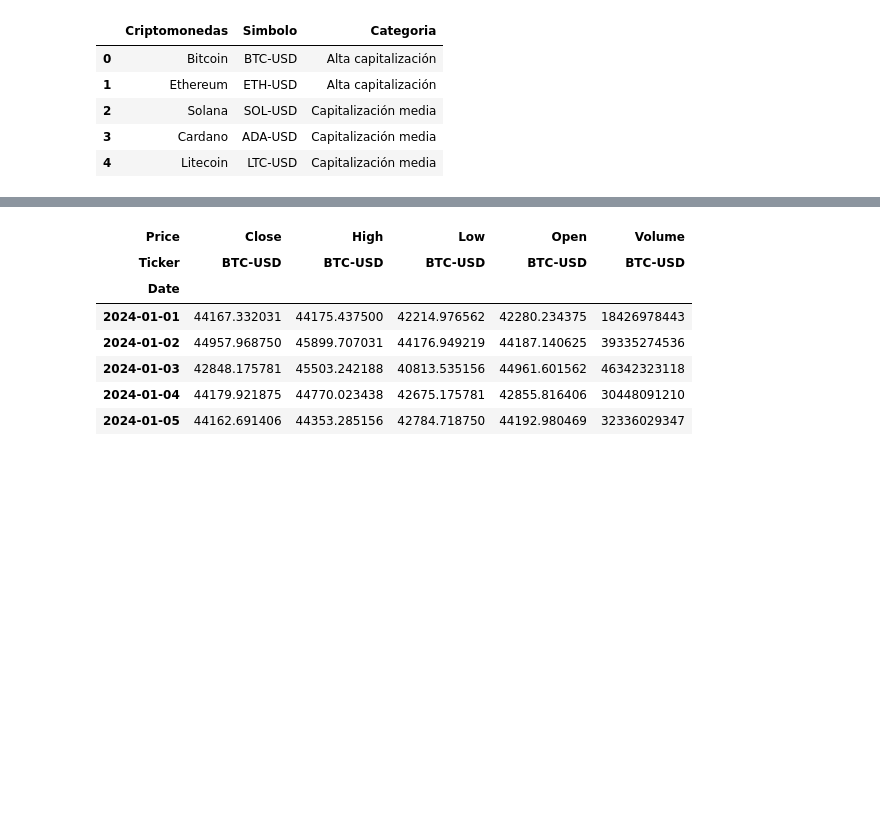
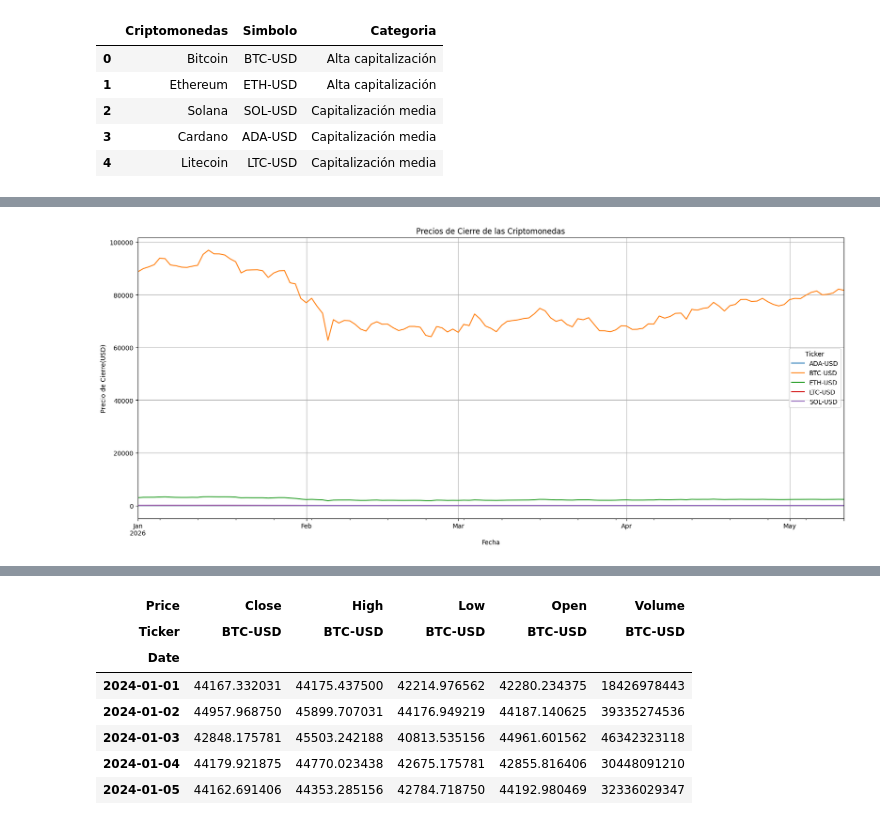
Before and after one commit to fraygoezdavid/Lenguajes_de_programacion, a Jupyter notebook: Proyecto_Cripto_Entregable.ipynb, the cells around one changed output, grey strips where cells are left out. Cells and saved outputs as stored; diff of their text form; code cells hidden in the pictures; blank space fills up the shorter version.

```diff
--- a/Proyecto_Cripto_Entregable.ipynb
+++ b/Proyecto_Cripto_Entregable.ipynb
@@ -75,0 +76,3 @@ tickers = ['BTC-USD', 'ETH-USD', 'SOL-USD', 'ADA-USD', 'LTC-USD' ]
+# %%
+datos = yf.download (tickers, start='2026-01-01', end='2026-05-12', interval='1d')
+datos.head()
@@ -100,0 +119,3 @@ ltc.head()
+# %%
+precios_cierre = datos["Close"]
+precios_cierre.head()
@@ -100,0 +130,10 @@ ltc.head()
+# %%
+##Graficando los precios de cierre
+precios_cierre.plot(figsize=(20, 8))
+plt.title("Precios de Cierre de las Criptomonedas")
+plt.xlabel("Fecha")
+plt.ylabel("Precio de Cierre(USD)")
+plt.grid(True)
+plt.show()
+# %% [output]
+[figure, added]
```
Also changed, not shown: parts of 11 cells of this notebook.
